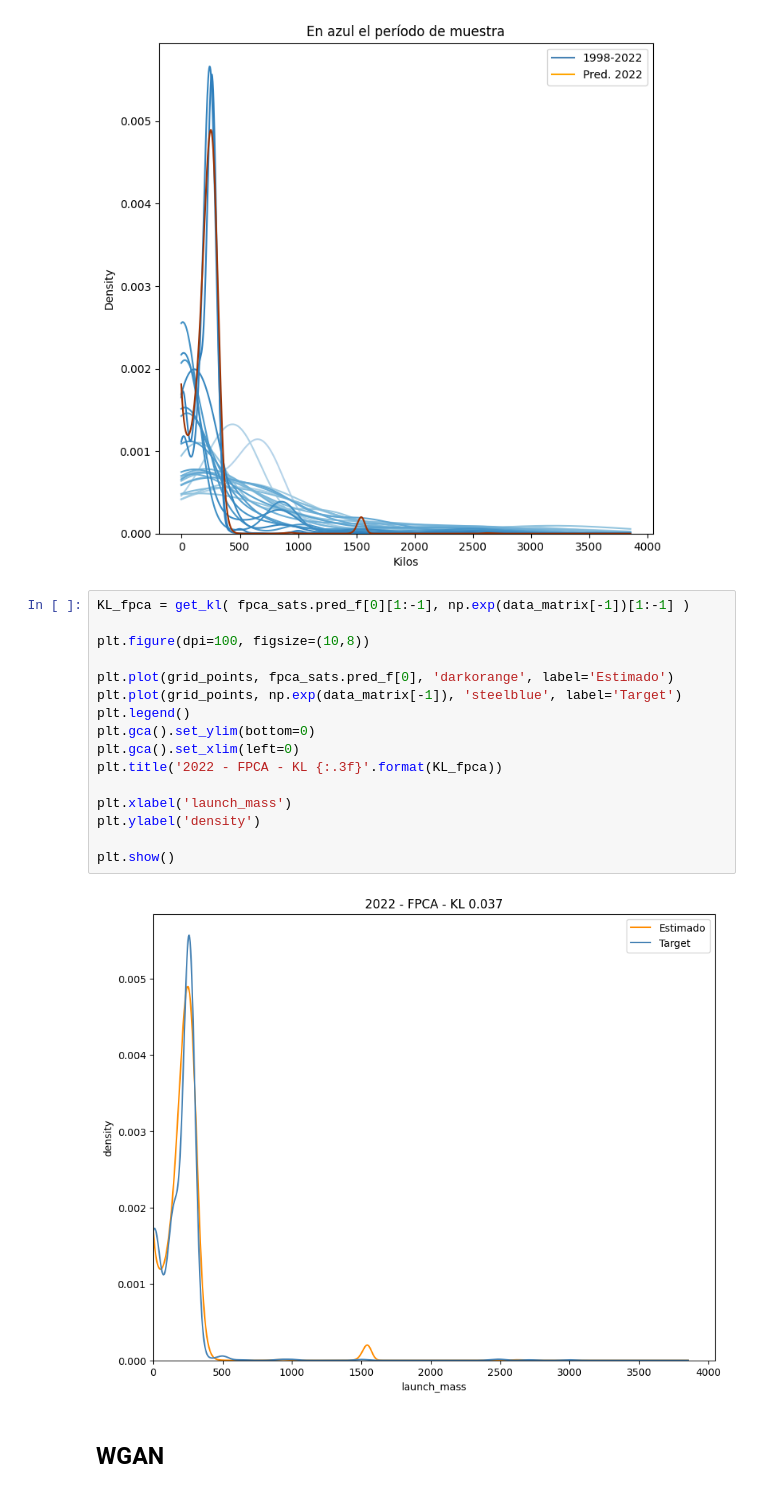
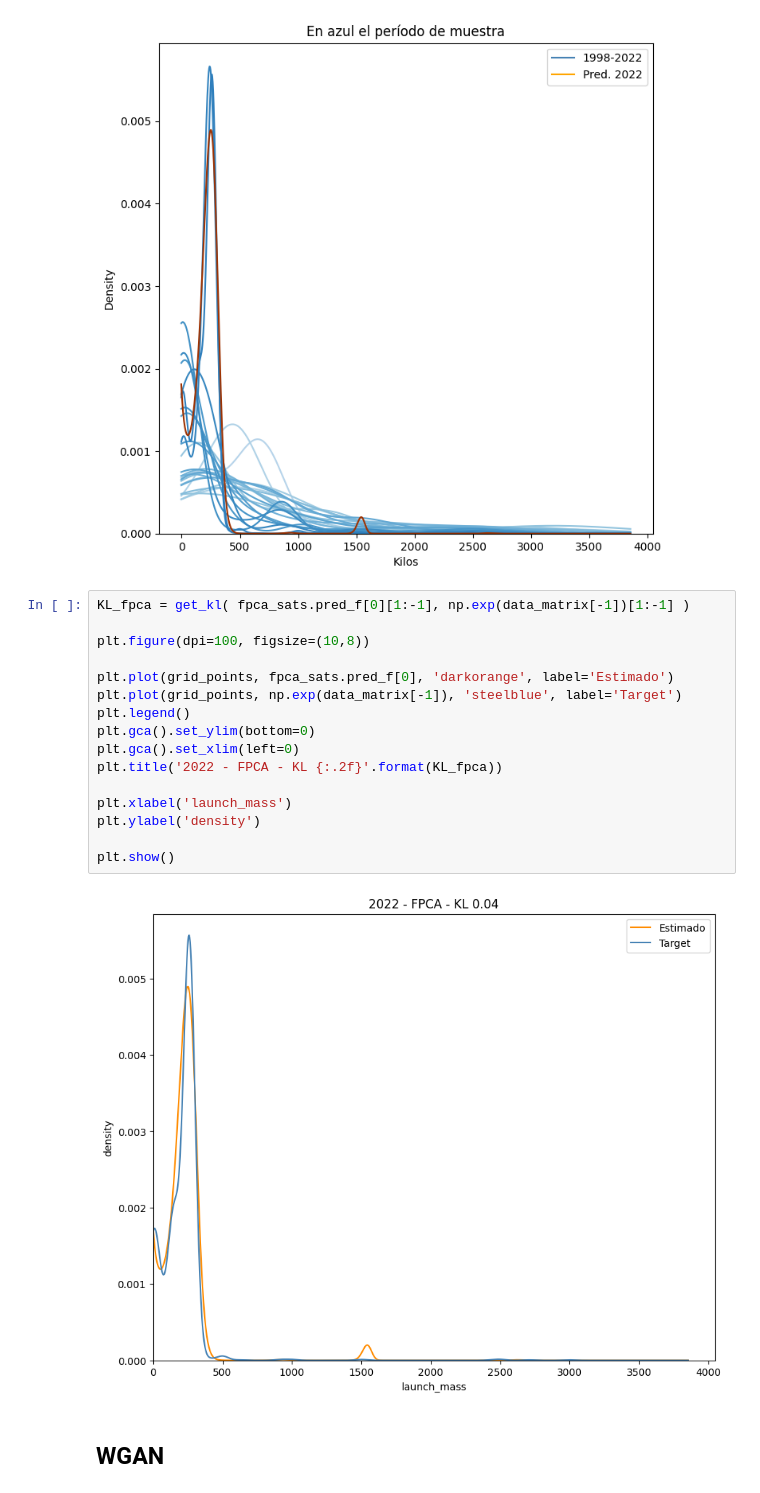
Before and after one commit to lipinoelbreve/densities-time-series, a Jupyter notebook: aplicacion_satelites.ipynb, the cells around one changed output. Drawn from its saved outputs; the diff is of its cells as text.

```diff
--- a/aplicacion_satelites.ipynb
+++ b/aplicacion_satelites.ipynb
@@ -484,21 +484,21 @@ plt.show()
 # %%
 KL_fpca = get_kl( fpca_sats.pred_f[0][1:-1], np.exp(data_matrix[-1])[1:-1] )
 
 plt.figure(dpi=100, figsize=(10,8))
 
 plt.plot(grid_points, fpca_sats.pred_f[0], 'darkorange', label='Estimado')
 plt.plot(grid_points, np.exp(data_matrix[-1]), 'steelblue', label='Target')
 plt.legend()
 plt.gca().set_ylim(bottom=0)
 plt.gca().set_xlim(left=0)
-plt.title('2022 - FPCA - KL {:.3f}'.format(KL_fpca))
+plt.title('2022 - FPCA - KL {:.2f}'.format(KL_fpca))
 
 plt.xlabel('launch_mass')
 plt.ylabel('density')
 
 plt.show()
 # %% [output]
-[figure, old version]
+[figure, new version]
 # %% [markdown]
 ## WGAN
 # %%
```
Also changed, not shown: parts of 2 cells of this notebook.
